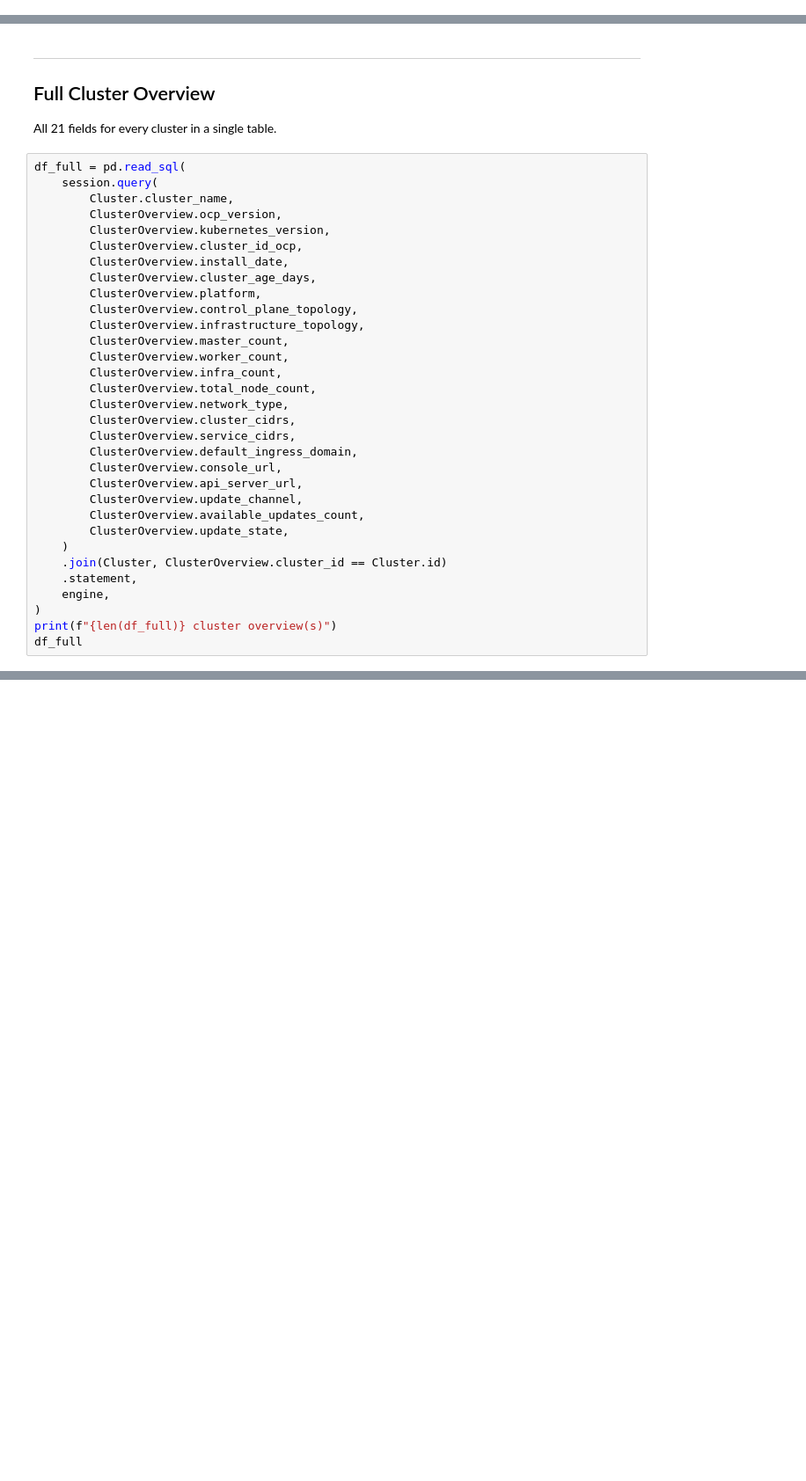
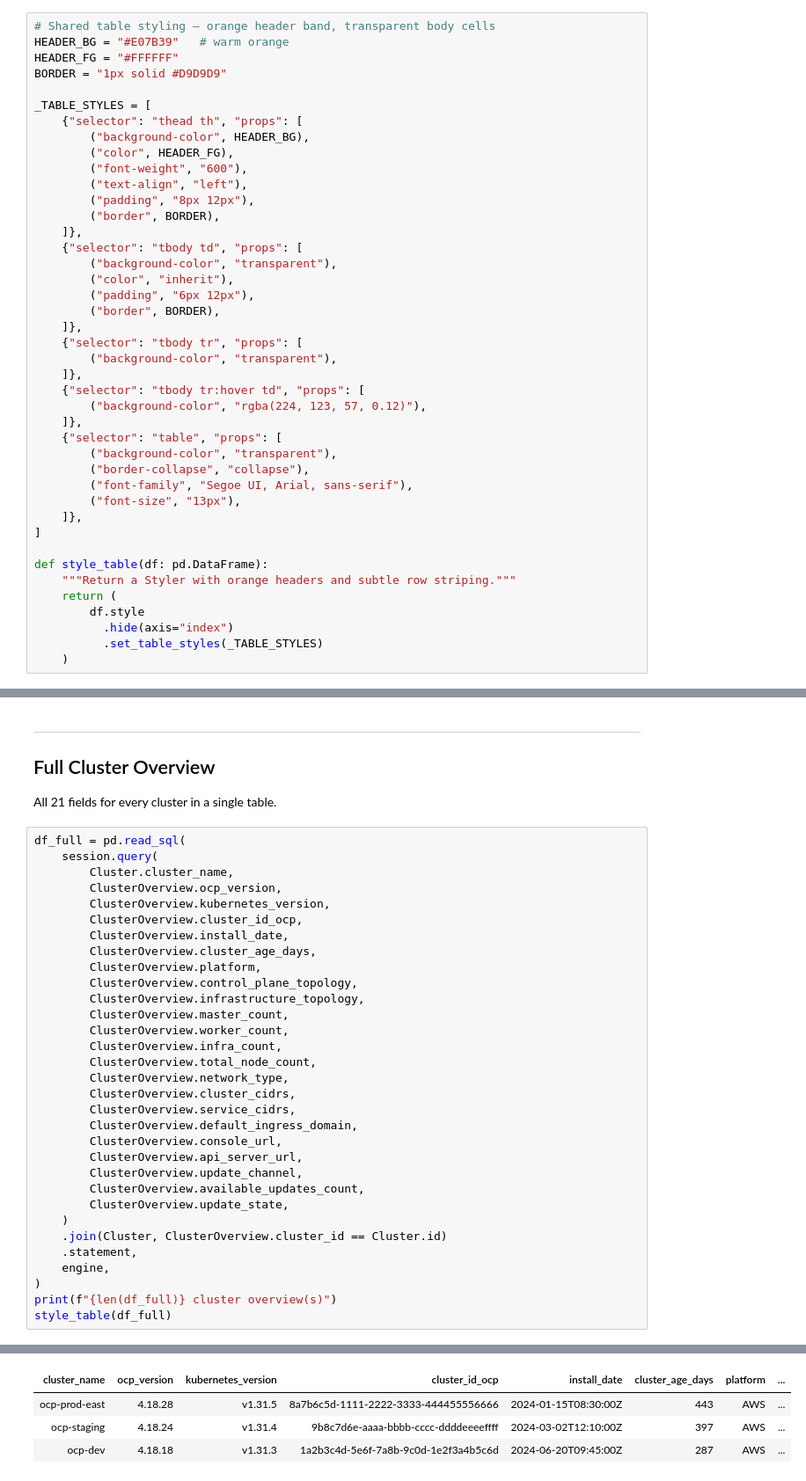
Before and after one commit to stuartshay/openshift-csv-exporter, a Jupyter notebook: notebook/cluster-overview.ipynb, the cells around one changed output, grey strips where cells are left out. Shown at 88% size. Saved outputs shown, nothing was run; the diff lists cells and outputs as text; blank space fills up the shorter version.

```diff
--- a/notebook/cluster-overview.ipynb
+++ b/notebook/cluster-overview.ipynb
@@ -29,3 +31,45 @@ print(f"Connected to: {engine.url}")
+# %%
+# Shared table styling — orange header band, transparent body cells
+HEADER_BG = "#E07B39"   # warm orange
+HEADER_FG = "#FFFFFF"
+BORDER = "1px solid #D9D9D9"
+
+_TABLE_STYLES = [
+    {"selector": "thead th", "props": [
+        ("background-color", HEADER_BG),
+        ("color", HEADER_FG),
+        ("font-weight", "600"),
+        ("text-align", "left"),
+        ("padding", "8px 12px"),
+        ("border", BORDER),
+    ]},
+    {"selector": "tbody td", "props": [
+        ("background-color", "transparent"),
+        ("color", "inherit"),
+        ("padding", "6px 12px"),
+        ("border", BORDER),
+    ]},
+    {"selector": "tbody tr", "props": [
+        ("background-color", "transparent"),
+    ]},
+    {"selector": "tbody tr:hover td", "props": [
+        ("background-color", "rgba(224, 123, 57, 0.12)"),
+    ]},
+    {"selector": "table", "props": [
+        ("background-color", "transparent"),
+        ("border-collapse", "collapse"),
+        ("font-family", "Segoe UI, Arial, sans-serif"),
+        ("font-size", "13px"),
+    ]},
+]
+
+def style_table(df: pd.DataFrame):
+    """Return a Styler with orange headers and subtle row striping."""
+    return (
+        df.style
+          .hide(axis="index")
+          .set_table_styles(_TABLE_STYLES)
+    )
 # %% [markdown]
 ## Cluster Inventory
 # %%
@@ -188,4 +268,5 @@ df_full = pd.read_sql(
     engine,
 )
 print(f"{len(df_full)} cluster overview(s)")
-df_full
+style_table(df_full)
+# %% [output]
@@ -192,3 +274,7 @@ df_full
+| cluster_name | ocp_version | kubernetes_version | cluster_id_ocp | install_date | cluster_age_days | platform | ... |
+| ocp-prod-east | 4.18.28 | v1.31.5 | 8a7b6c5d-1111-2222-3333-444455556666 | 2024-01-15T08:30:00Z | 443 | AWS | ... |
+| ocp-staging | 4.18.24 | v1.31.4 | 9b8c7d6e-aaaa-bbbb-cccc-ddddeeeeffff | 2024-03-02T12:10:00Z | 397 | AWS | ... |
+| ocp-dev | 4.18.18 | v1.31.3 | 1a2b3c4d-5e6f-7a8b-9c0d-1e2f3a4b5c6d | 2024-06-20T09:45:00Z | 287 | AWS | ... |
 # %%
 session.close()
 print("Session closed.")
```
Also changed, not shown: parts of 10 cells of this notebook, 30 other files.
